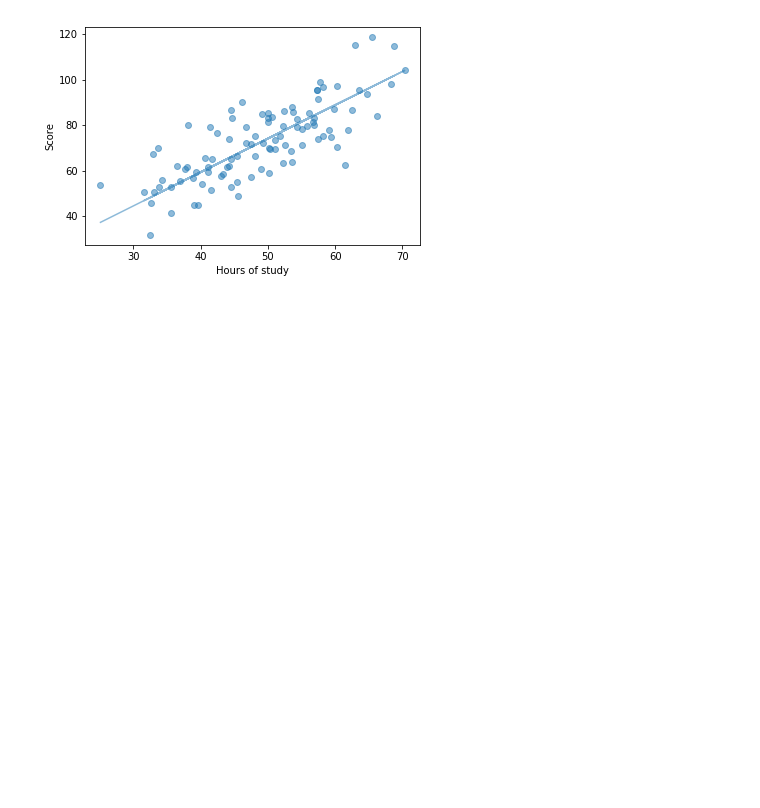
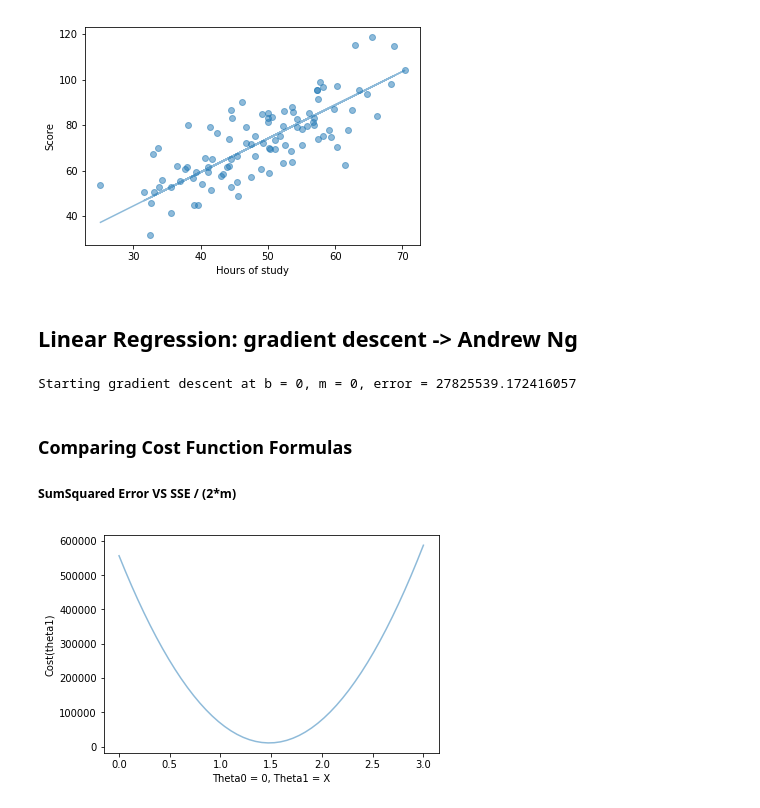
Before and after one commit to jokandre/MachineLearning-Demos, a Jupyter notebook: Linear Regression demo.ipynb, the cells around one changed output. Drawn from its saved outputs; the diff is of its cells as text; code cells hidden in the pictures; blank space fills up the shorter version.

Commit message:
comparing cost functions

```diff
--- a/Linear Regression demo.ipynb
+++ b/Linear Regression demo.ipynb
@@ -8,7 +7,7 @@ import matplotlib.pyplot as plt
 # %% [markdown]
 # Dataset
 # %%
-points = genfromtxt("data.csv", delimiter=",")
+points = np.genfromtxt("data.csv", delimiter=",")
 x = points[ : , 0] # get x hours of study
 y = points[ : , 1] # get y exam score
 
@@ -45,3 +48,32 @@ plt.plot(x, f(b,m,x), alpha=0.5)
 plt.show()
 # %% [output]
 [figure]
+# %% [markdown]
+## Linear Regression: gradient descent -> Andrew Ng
+# %%
+from myDescent import *
+
+learning_rate = 0.0001
+initial_t0 = 0 # initial y-intercept guess
+initial_t1 = 0 # initial slope guess
+num_iterations = 1000
+
+print("Starting gradient descent at b = {0}, m = {1}, error = {2}"\
+      .format(initial_t0, initial_t1, cost_SSE( points, initial_t0, initial_t1)))
+# %% [output]
+Starting gradient descent at b = 0, m = 0, error = 27825539.172416057
+# %% [markdown]
+### Comparing Cost Function Formulas
+##### SumSquared Error  VS SSE / (2*m)
+# %%
+def cost(t0, t1):
+    J = sum([(0 + t1* points[i, 0] - points[i, 1])**2 for i in range(0 , len(points))])
+    return J
+
+x = np.linspace(0, 3.0)
+plt.xlabel('Theta0 = 0, Theta1 = X')
+plt.ylabel('Cost(theta1)')
+plt.plot(x, cost(0, x), alpha=0.5)
+plt.show()
+# %% [output]
+[figure, added]
```
Also changed, not shown: parts of 5 cells of this notebook, 2 other files.
